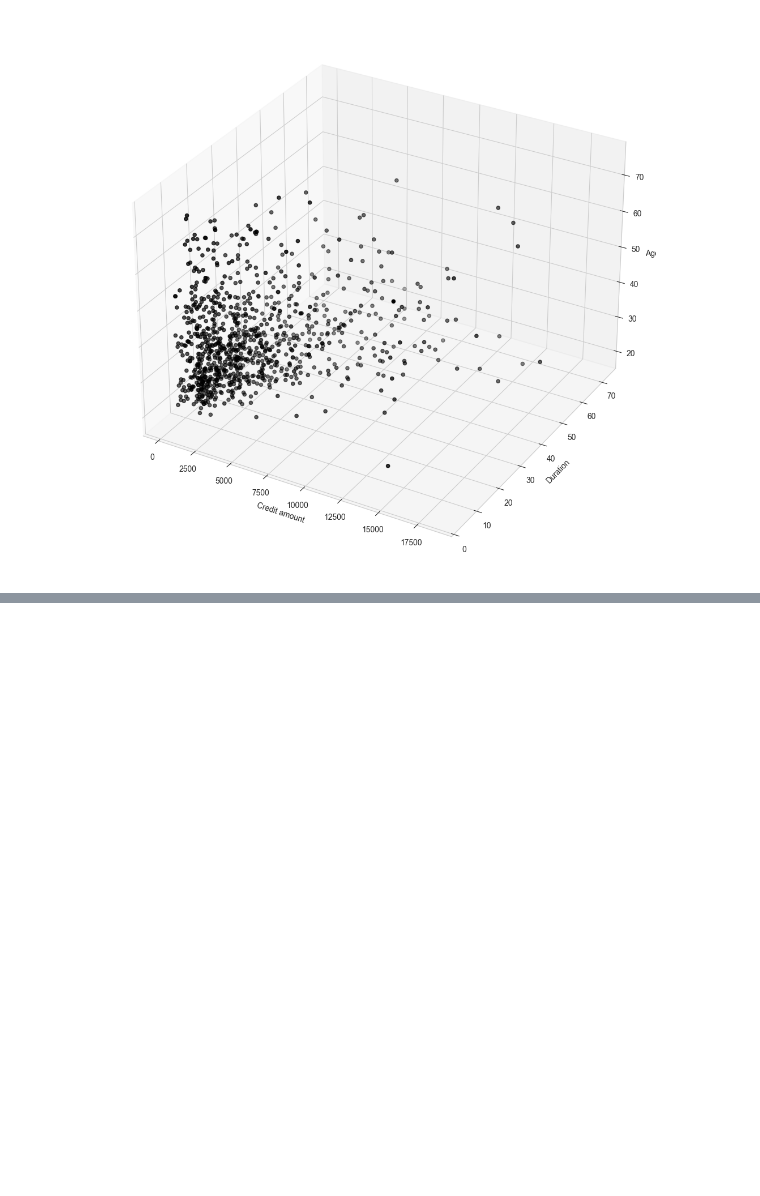
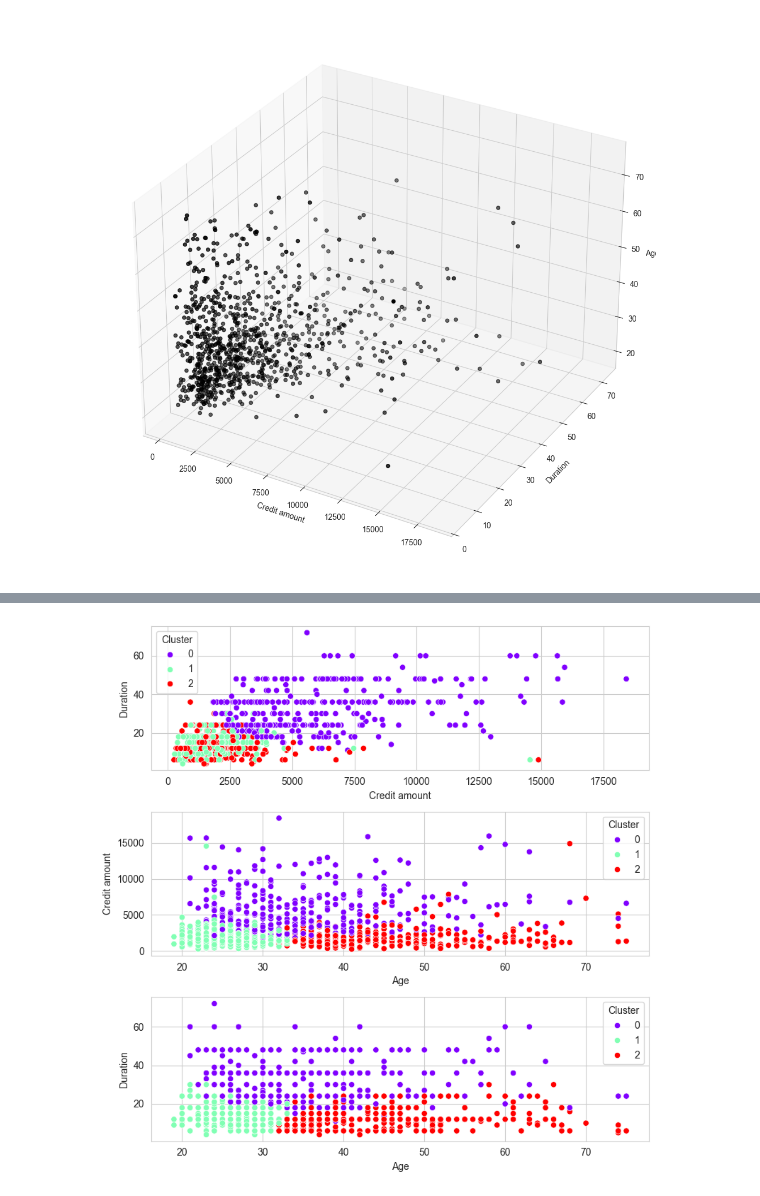
Before and after one commit to prasannaneupane/AI_Lab, a Jupyter notebook: clustering.ipynb, the cells around one changed output, grey strips where cells are left out. Drawn from its saved outputs; the diff is of its cells as text; code cells hidden in the pictures; blank space fills up the shorter version.

```diff
--- a/clustering.ipynb
+++ b/clustering.ipynb
@@ -130,7 +130,7 @@ def scatter_plot(data, hue=None):
     hue: str, optional
         Variable to distinguish data points (optional).
     """
-    fig, (ax1, ax2, ax3) = plt.subplots(3, 1, figsize=(8, 8))
+    fig, (ax1, ax2, ax3) = plt.subplots(3, 1, figsize=(8, 8)). #ax is an array containing the 3 axes objects.
     sns.scatterplot(x="Credit amount", y="Duration", hue=hue, data=data, ax=ax1, palette='rainbow')
     sns.scatterplot(x="Age", y="Credit amount", hue=hue, data=data, ax=ax2, palette='rainbow')
     sns.scatterplot(x="Age", y="Duration", hue=hue, data=data, ax=ax3, palette='rainbow')
@@ -180,0 +243,12 @@ _3d_data_plot(cluster_data)
+# %%
+final_kmeans = None
+labels = None
+final_kmeans = KMeans (n_clusters = 3, random_state = 5)
+final_kmeans.fit(scaled_data)
+labels = final_kmeans.predict(scaled_data)
+clustered_data = cluster_data.assign(Cluster=labels)
+# %%
+##plot clustered data
+scatter_plot(clustered_data, 'Cluster')
+# %% [output]
+[figure, added]
```
Also changed, not shown: parts of 5 cells of this notebook.
